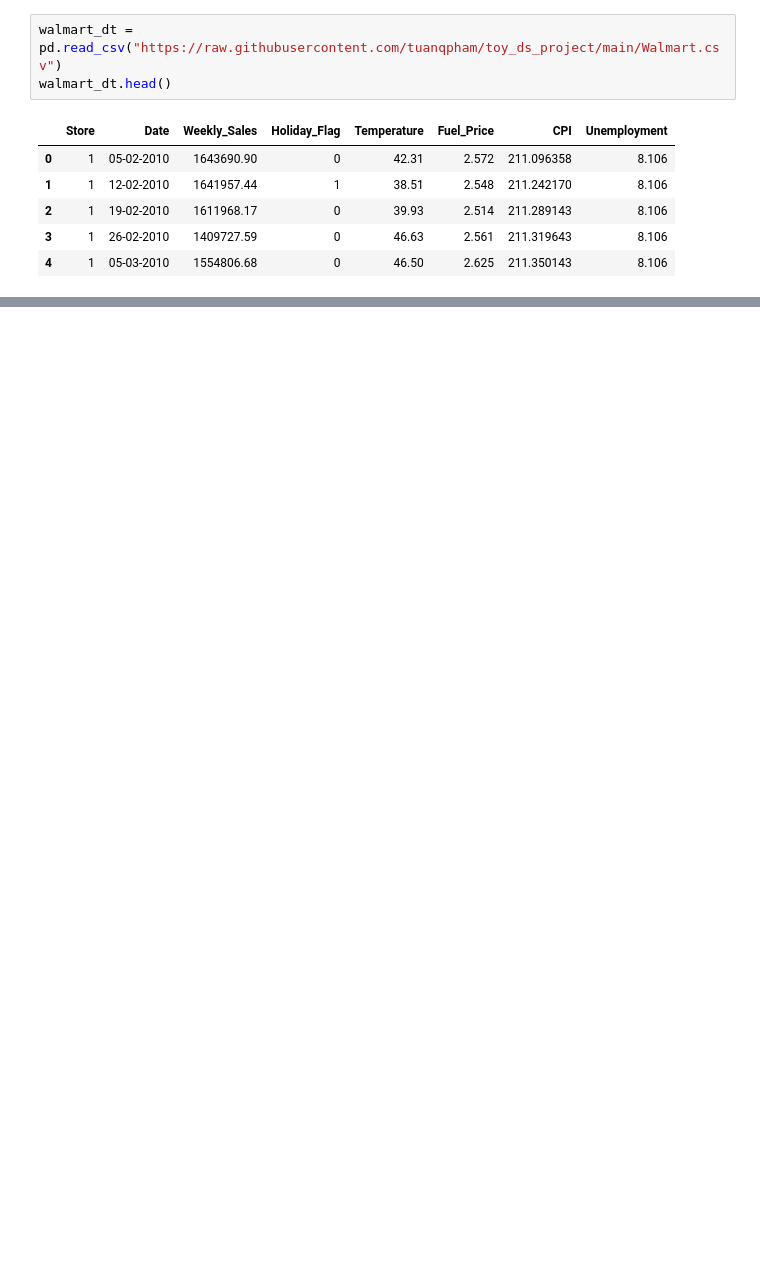
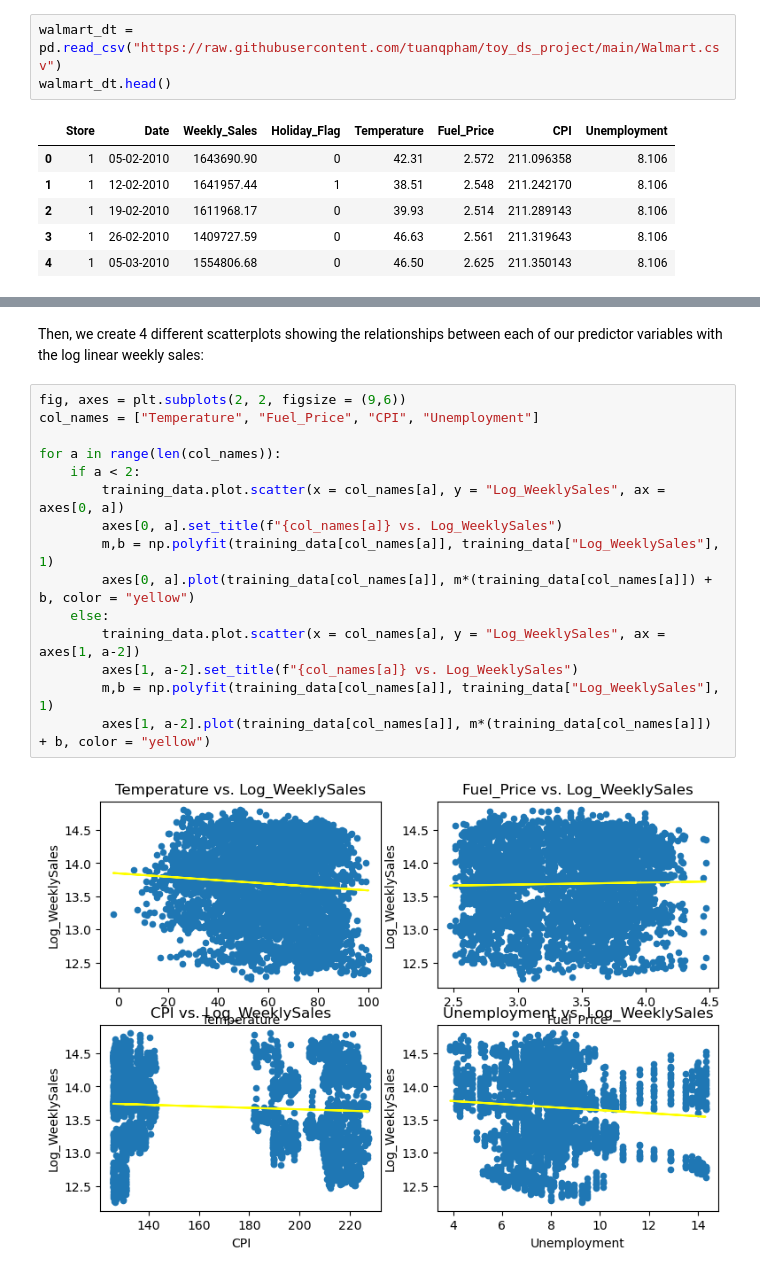
Before and after one commit to tuanqpham/walmart_regression, a Jupyter notebook: Final Report.ipynb, the cells around one changed output, grey strips where cells are left out. Drawn from its saved outputs; the diff is of its cells as text; blank space fills up the shorter version.

```diff
--- a/Final Report.ipynb
+++ b/Final Report.ipynb
@@ -43,0 +164,19 @@ walmart_dt.head()
+# %% [markdown]
+Then, we create 4 different scatterplots showing the relationships between each of our predictor variables with the log linear weekly sales:
+# %%
+fig, axes = plt.subplots(2, 2, figsize = (9,6))
+col_names = ["Temperature", "Fuel_Price", "CPI", "Unemployment"]
+
+for a in range(len(col_names)):
+    if a < 2:
+        training_data.plot.scatter(x = col_names[a], y = "Log_WeeklySales", ax = axes[0, a])
+        axes[0, a].set_title(f"{col_names[a]} vs. Log_WeeklySales")
+        m,b = np.polyfit(training_data[col_names[a]], training_data["Log_WeeklySales"], 1)
+        axes[0, a].plot(training_data[col_names[a]], m*(training_data[col_names[a]]) + b, color = "yellow")
+    else:
+        training_data.plot.scatter(x = col_names[a], y = "Log_WeeklySales", ax = axes[1, a-2])
+        axes[1, a-2].set_title(f"{col_names[a]} vs. Log_WeeklySales")
+        m,b = np.polyfit(training_data[col_names[a]], training_data["Log_WeeklySales"], 1)
+        axes[1, a-2].plot(training_data[col_names[a]], m*(training_data[col_names[a]]) + b, color = "yellow")
+# %% [output]
+[figure, added]
```
Also changed, not shown: parts of 25 cells of this notebook.
